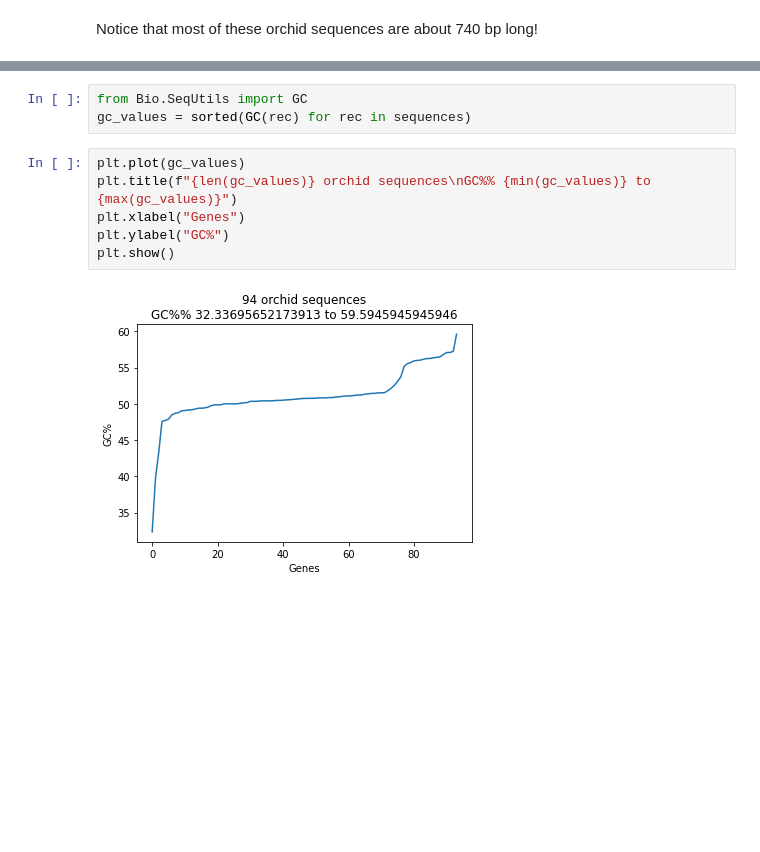
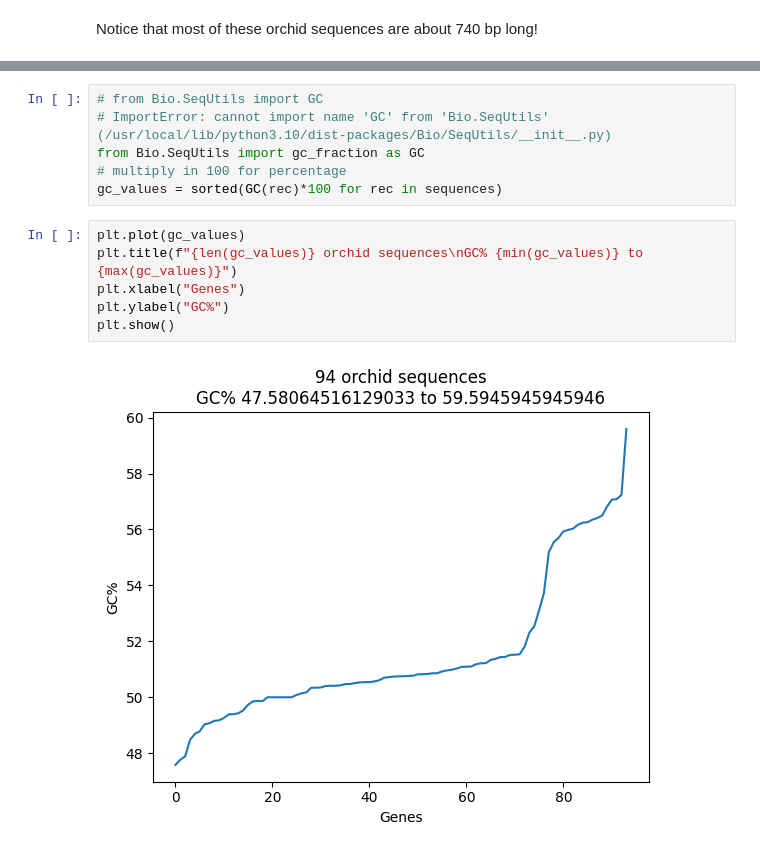
Before and after one commit to lanadominkovic/12-days-of-biopython, a Jupyter notebook: 12_days_of_biopython/day_09/day_09-plotting.ipynb, the cells around one changed output, grey strips where cells are left out. Cells and saved outputs as stored; diff of their text form; blank space fills up the shorter version.

Commit message:
some changes and update dunction name gc_fraction in biopython and description more

```diff
--- a/12_days_of_biopython/day_09/day_09-plotting.ipynb
+++ b/12_days_of_biopython/day_09/day_09-plotting.ipynb
@@ -65,11 +176,14 @@ Having read in each sequence and calculated the GC%, we will sort them into asce
 # %%
-from Bio.SeqUtils import GC
-gc_values = sorted(GC(rec) for rec in sequences)
+# from Bio.SeqUtils import GC
+# ImportError: cannot import name 'GC' from 'Bio.SeqUtils' (/usr/local/lib/python3.10/dist-packages/Bio/SeqUtils/__init__.py)
+from Bio.SeqUtils import gc_fraction as GC
+# multiply in 100 for percentage
+gc_values = sorted(GC(rec)*100 for rec in sequences)
 # %%
 plt.plot(gc_values)
-plt.title(f"{len(gc_values)} orchid sequences\nGC%% {min(gc_values)} to {max(gc_values)}")
+plt.title(f"{len(gc_values)} orchid sequences\nGC% {min(gc_values)} to {max(gc_values)}")
 plt.xlabel("Genes")
 plt.ylabel("GC%")
 plt.show()
 # %% [output]
-[figure, old version]
+[figure, new version]
```
Also changed, not shown: parts of 8 cells of this notebook.
